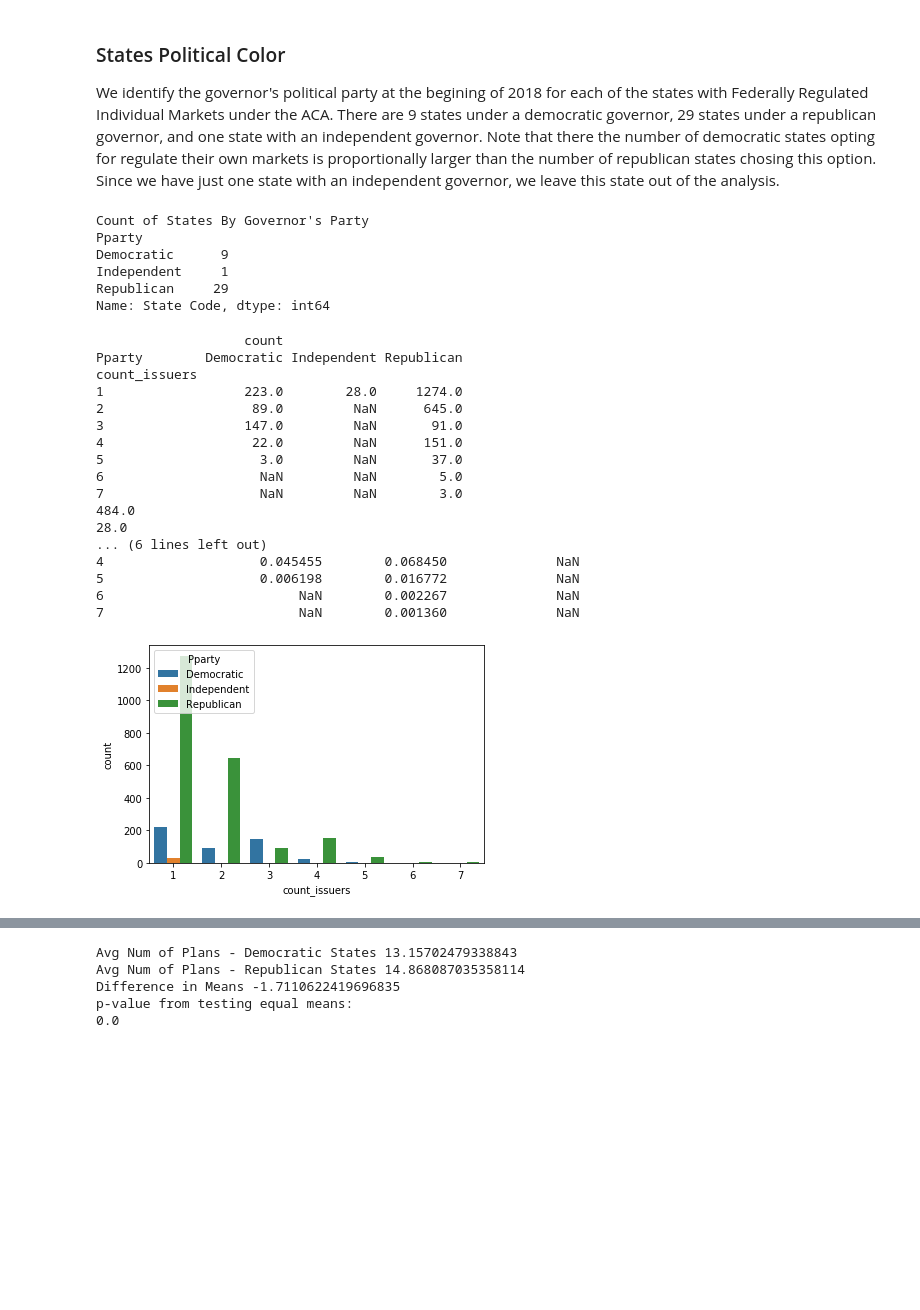
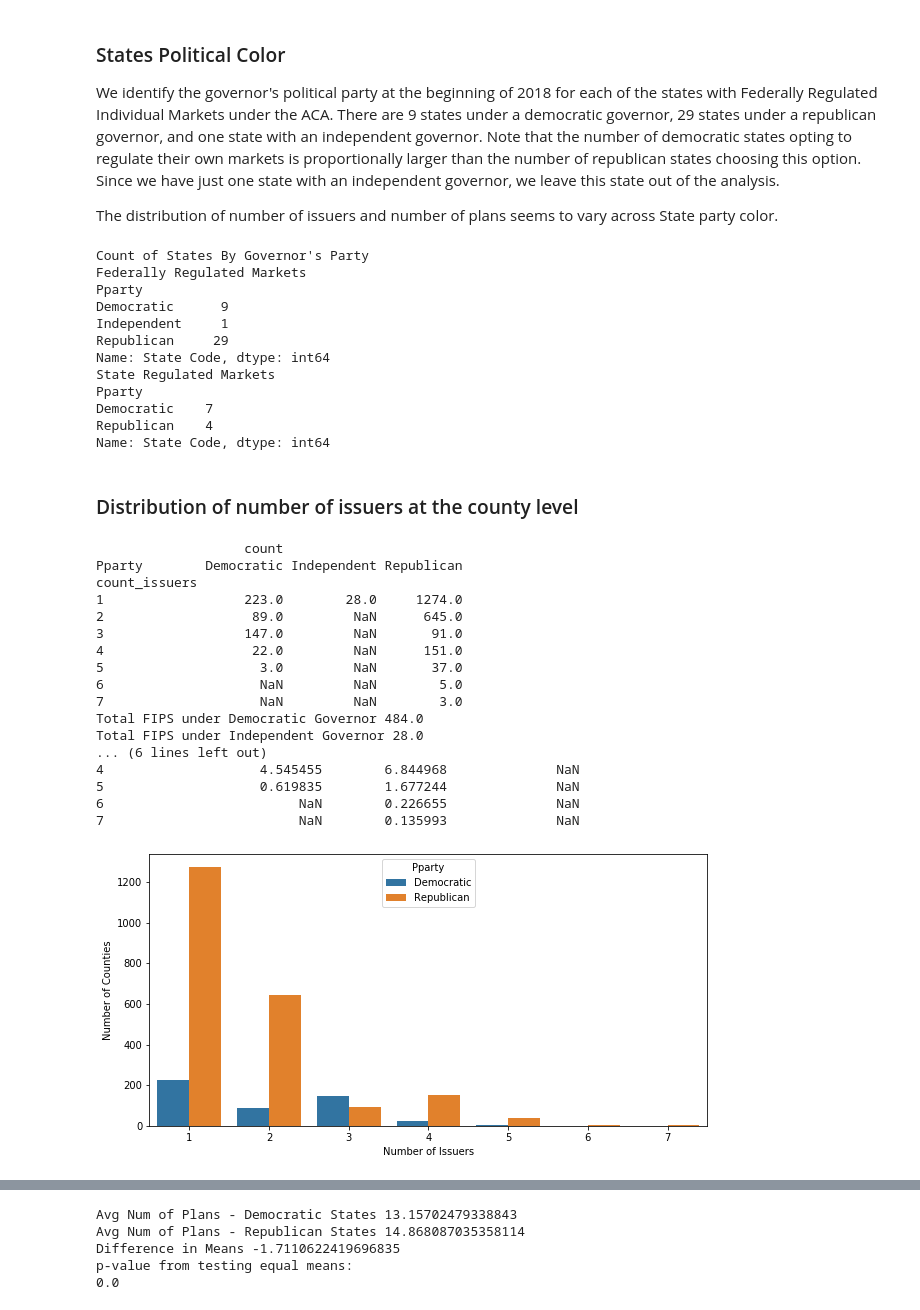
Before and after one commit to lg-42/Springboard_projects, a Jupyter notebook: CaptsonePr1/Plan Options and State Color.ipynb, the cells around one changed output, grey strips where cells are left out. Drawn from its saved outputs; the diff is of its cells as text; code cells hidden in the pictures; blank space fills up the shorter version.

Commit message:
Add files via upload
Upload statistical analysis looking at governor's party affiliation

```diff
--- a/CaptsonePr1/Plan Options and State Color.ipynb
+++ b/CaptsonePr1/Plan Options and State Color.ipynb
@@ -16,9 +20,10 @@ font = {'family': 'serif', 'color': 'black', 'weight': 'normal', 'size': 12}
 # %%
 # Set paths and file names
 projpath='C:\\Users\\l_gas\\Documents\\Development\\SpringBoard_DataScience\\CapstoneProj1'
-stparty= projpath + "\\States_Governors_Party.csv"
-stparty = pd.read_csv(stparty)
-#print(stparty.dtypes)
-
+stparty= projpath + "\\All_States_Governors_Party.csv"
+stparty_all = pd.read_csv(stparty)
+print(stparty_all.dtypes)
+fed_stparty =stparty_all[stparty_all['Market_Reg']=='Federal']
+own_stparty =stparty_all[stparty_all['Market_Reg']!='Federal']
 plans_ahrf = (pd.read_json("./plans_ahrf.json"))
 #print(plans_ahrf.dtypes)
@@ -25,57 +35,74 @@ plans_ahrf = (pd.read_json("./plans_ahrf.json"))
 # %% [markdown]
 ### States Political Color
 
-We identify the governor's political party at the begining of 2018 for each of the states with Federally Regulated Individual Markets under the ACA. There are 9 states under a democratic governor, 29 states under a republican governor, and one state with an independent governor. Note that there the number of democratic states opting for regulate their own markets is proportionally larger than the number of republican states chosing this option. Since we have just one state with an independent governor, we leave this state out of the analysis.
+We identify the governor's political party at the beginning of 2018 for each of the states with Federally Regulated Individual Markets under the ACA. There are 9 states under a democratic governor, 29 states under a republican governor, and one state with an independent governor. Note that the number of democratic states opting to regulate their own markets is proportionally larger than the number of republican states choosing this option. Since we have just one state with an independent governor, we leave this state out of the analysis.
+
+The distribution of number of issuers and number of plans seems to vary across State party color.
 # %%
+# Look at distribution of Political Party Governors in Federally vs State
 print("Count of States By Governor's Party")
-print(stparty.groupby('Pparty')['State Code'].count())
+print("Federally Regulated Markets")
+print(fed_stparty.groupby('Pparty')['State Code'].count())
+print("State Regulated Markets")
+print(own_stparty.groupby('Pparty')['State Code'].count())
 # %% [output]
 Count of States By Governor's Party
+Federally Regulated Markets
 Pparty
 Democratic      9
 Independent     1
 Republican     29
 Name: State Code, dtype: int64
+State Regulated Markets
+Pparty
+Democratic    7
+Republican    4
+Name: State Code, dtype: int64
 # %%
-plans_data = pd.merge(left=plans_ahrf, right=stparty, left_on='st', right_on='State Code')
+plans_data = pd.merge(left=plans_ahrf, right=fed_stparty, left_on='st', right_on='State Code')
 plans_data_dr = plans_data[plans_data['Pparty']!='Independent']
+# %% [markdown]
+### Distribution of number of issuers at the county level
 # %%
-# List all political party state affiliations
+#
 party = ['Democratic','Independent','Republican']
 
 # Get percent of FIPS with 1, 2, ... number of issuers
 fips_by = pd.DataFrame(plans_data.groupby(['count_issuers','Pparty'])['fips'].agg(['count']).unstack())
 print(fips_by)
 fips_by_p = pd.DataFrame()
-fips_by_p['Democratic (%)'] = fips_by['count']['Democratic']/fips_by['count']['Democratic'].sum()
-fips_by_p['Republican (%)'] = fips_by['count']['Republican']/fips_by['count']['Republican'].sum()
-fips_by_p['Independent (%)'] = fips_by['count']['Independent']/fips_by['count']['Independent'].sum()
-print(fips_by['count']['Democratic'].sum())
-print(fips_by['count']['Independent'].sum())
-print(fips_by['count']['Republican'].sum())
+fips_by_p['Democratic (%)'] = fips_by['count']['Democratic']/fips_by['count']['Democratic'].sum()*100
+fips_by_p['Republican (%)'] = fips_by['count']['Republican']/fips_by['count']['Republican'].sum()*100
+fips_by_p['Independent (%)'] = fips_by['count']['Independent']/fips_by['count']['Independent'].sum()*100
+print("Total FIPS under Democratic Governor", fips_by['count']['Democratic'].sum())
+print("Total FIPS under Independent Governor",fips_by['count']['Independent'].sum())
+print("Total FIPS under Republican Governor",fips_by['count']['Republican'].sum())
 
 print(fips_by_p)
 
-#fips_by_p.plot(kind='bar')
-fips_by = plans_data.groupby(['count_issuers','Pparty'])['fips'].agg(['count'])
+plt.figure(figsize=(10,5))
+fips_by = plans_data_dr.groupby(['count_issuers','Pparty'])['fips'].agg(['count'])
 fips_by=fips_by.reset_index(level=['count_issuers','Pparty'])
-ax = sns.barplot(x="count_issuers", y="count", hue="Pparty", data=fips_by)
+ax = sns.barplot(x="count_issuers", y="count", hue="Pparty", data=fips_by[fips_by['Pparty']!='Independent'])
+_ = plt.xlabel("Number of Issuers")
+_ = plt.ylabel("Number of Counties")
+plt.savefig("Statistical Analysis-figure 1a.png")
 # %% [output]
                    count
 Pparty        Democratic Independent Republican
 count_issuers
 1                  223.0        28.0     1274.0
 2                   89.0         NaN      645.0
 3                  147.0         NaN       91.0
 4                   22.0         NaN      151.0
 5                    3.0         NaN       37.0
 6                    NaN         NaN        5.0
 7                    NaN         NaN        3.0
-484.0
-28.0
+Total FIPS under Democratic Governor 484.0
+Total FIPS under Independent Governor 28.0
 ... (6 lines left out)
-4                    0.045455        0.068450              NaN
-5                    0.006198        0.016772              NaN
-6                         NaN        0.002267              NaN
-7                         NaN        0.001360              NaN
+4                    4.545455        6.844968              NaN
+5                    0.619835        1.677244              NaN
+6                         NaN        0.226655              NaN
+7                         NaN        0.135993              NaN
-[figure, old version]
+[figure, new version]
```
Also changed, not shown: parts of 7 cells of this notebook, 1 other file.
